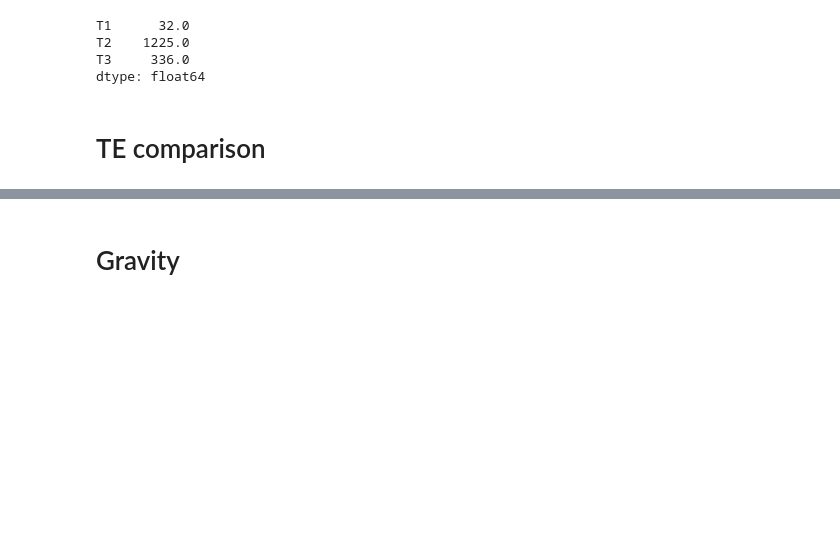
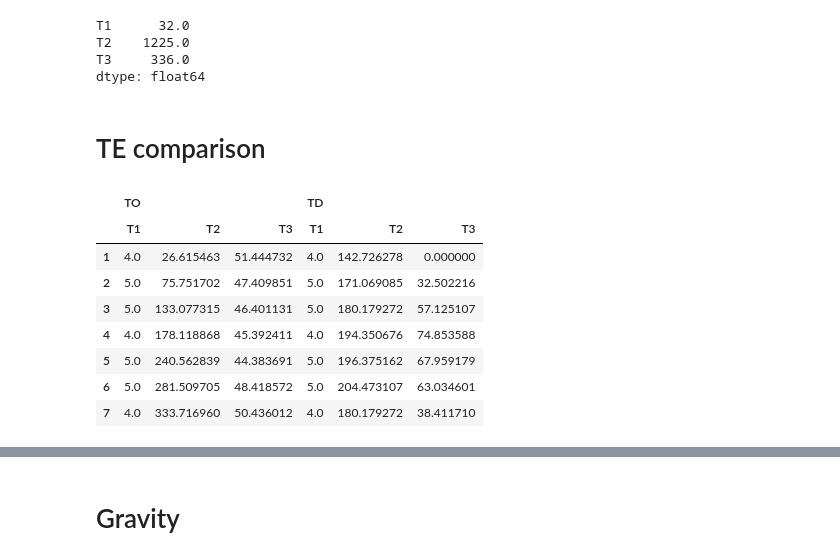
Before and after one commit to jabellcu/TPlanning_matrices, a Jupyter notebook: MatrixExamples.ipynb, the cells around one changed output, grey strips where cells are left out. Saved outputs shown, nothing was run; the diff lists cells and outputs as text; code cells hidden in the pictures; blank space fills up the shorter version.

```diff
--- a/MatrixExamples.ipynb
+++ b/MatrixExamples.ipynb
@@ -612,4 +616,16 @@ ex_TLD.cols_to_JPGs(oFileNamePattern)
 # %% [markdown]
 # TE comparison
+# %%
+fmat7.TE
+# %% [output]
+|  | TO |  |  | TD |  |  |
+|  | T1 | T2 | T3 | T1 | T2 | T3 |
+| 1 | 4.0 | 26.615463 | 51.444732 | 4.0 | 142.726278 | 0.000000 |
+| 2 | 5.0 | 75.751702 | 47.409851 | 5.0 | 171.069085 | 32.502216 |
+| 3 | 5.0 | 133.077315 | 46.401131 | 5.0 | 180.179272 | 57.125107 |
+| 4 | 4.0 | 178.118868 | 45.392411 | 4.0 | 194.350676 | 74.853588 |
+| 5 | 5.0 | 240.562839 | 44.383691 | 5.0 | 196.375162 | 67.959179 |
+| 6 | 5.0 | 281.509705 | 48.418572 | 5.0 | 204.473107 | 63.034601 |
+| 7 | 4.0 | 333.716960 | 50.436012 | 4.0 | 180.179272 | 38.411710 |
 # %%
 oFileNamePattern = os.path.join('example_outputs', '{}')
```
Also changed, not shown: parts of 15 cells of this notebook, 2 other files.
